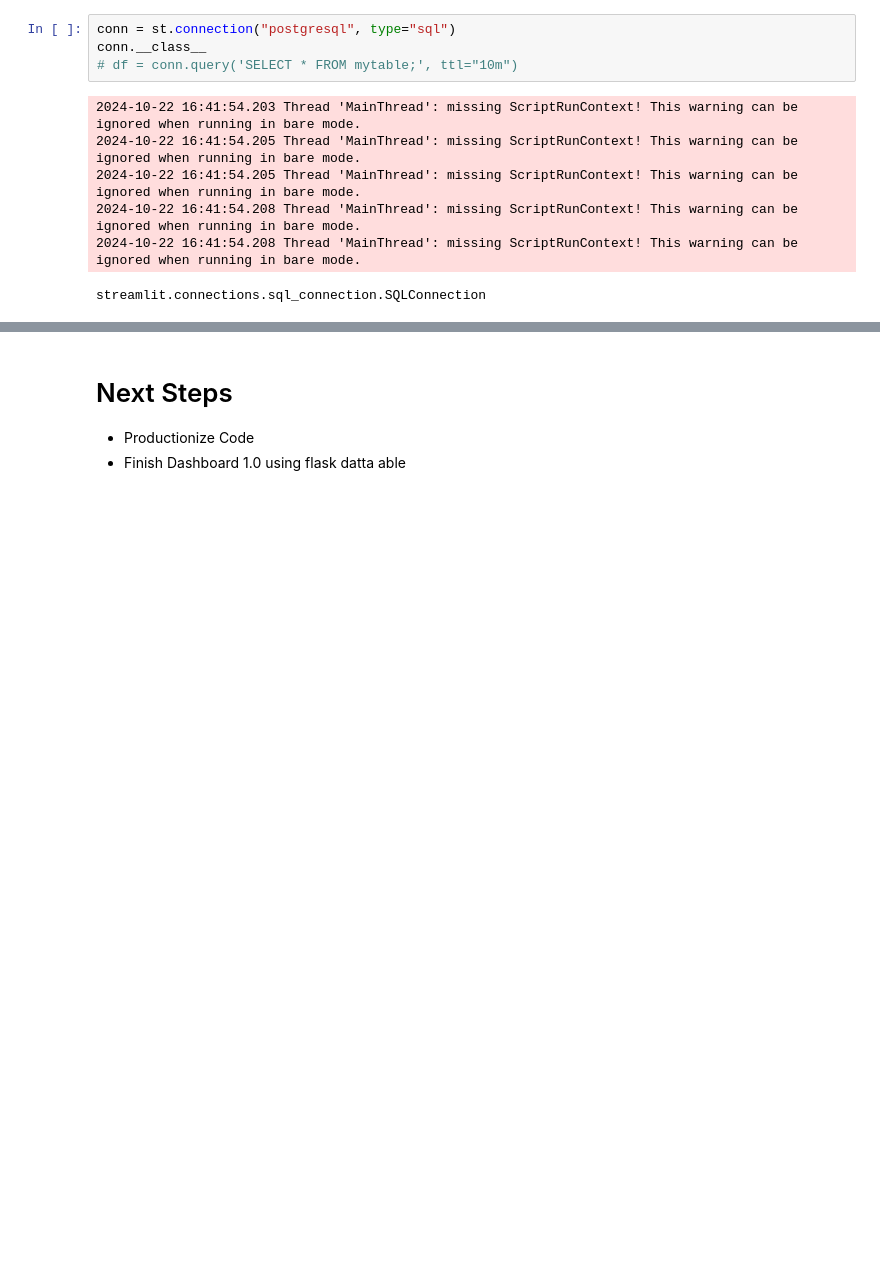
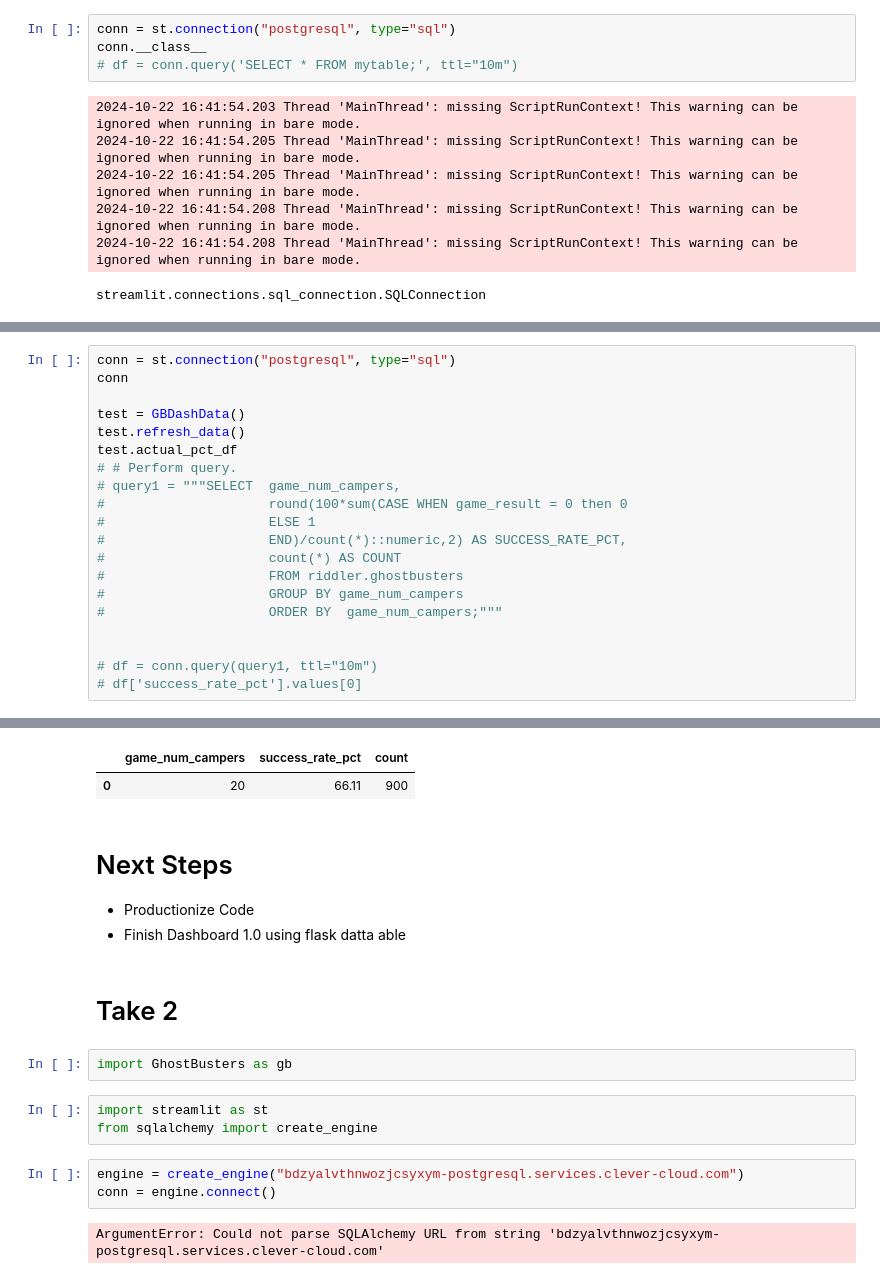
Before and after one commit to dknapp17/riddler_ghostbusters, a Jupyter notebook: GhostBuster.ipynb, the cells around one changed output, grey strips where cells are left out. Cells and saved outputs as stored; diff of their text form; blank space fills up the shorter version.

```diff
--- a/GhostBuster.ipynb
+++ b/GhostBuster.ipynb
@@ -1255,0 +1246,21 @@ Error connecting to database: Missing SQL DB connection configuration. Did you f
+# %%
+conn = st.connection("postgresql", type="sql")
+conn
+
+test = GBDashData()
+test.refresh_data()
+test.actual_pct_df
+# # Perform query.
+# query1 = """SELECT  game_num_campers,
+#                     round(100*sum(CASE WHEN game_result = 0 then 0
+#                     ELSE 1
+#                     END)/count(*)::numeric,2) AS SUCCESS_RATE_PCT,
+#                     count(*) AS COUNT
+#                     FROM riddler.ghostbusters
+#                     GROUP BY game_num_campers
+#                     ORDER BY  game_num_campers;"""
+
+
+# df = conn.query(query1, ttl="10m")
+# df['success_rate_pct'].values[0]
+# %% [output]
@@ -1256,5 +1284,19 @@ Error connecting to database: Missing SQL DB connection configuration. Did you f
+|  | game_num_campers | success_rate_pct | count |
+| 0 | 20 | 66.11 | 900 |
 # %% [markdown]
 # Next Steps
 
 - Productionize Code
 - Finish Dashboard 1.0 using flask datta able
+# %% [markdown]
+# Take 2
+# %%
+import GhostBusters as gb
+# %%
+import streamlit as st
+from sqlalchemy import create_engine
+# %%
+engine = create_engine("bdzyalvthnwozjcsyxym-postgresql.services.clever-cloud.com")
+conn = engine.connect()
+# %% [output]
+ArgumentError: Could not parse SQLAlchemy URL from string 'bdzyalvthnwozjcsyxym-postgresql.services.clever-cloud.com'
```
Also changed, not shown: parts of 8 cells of this notebook, 7 other files.
